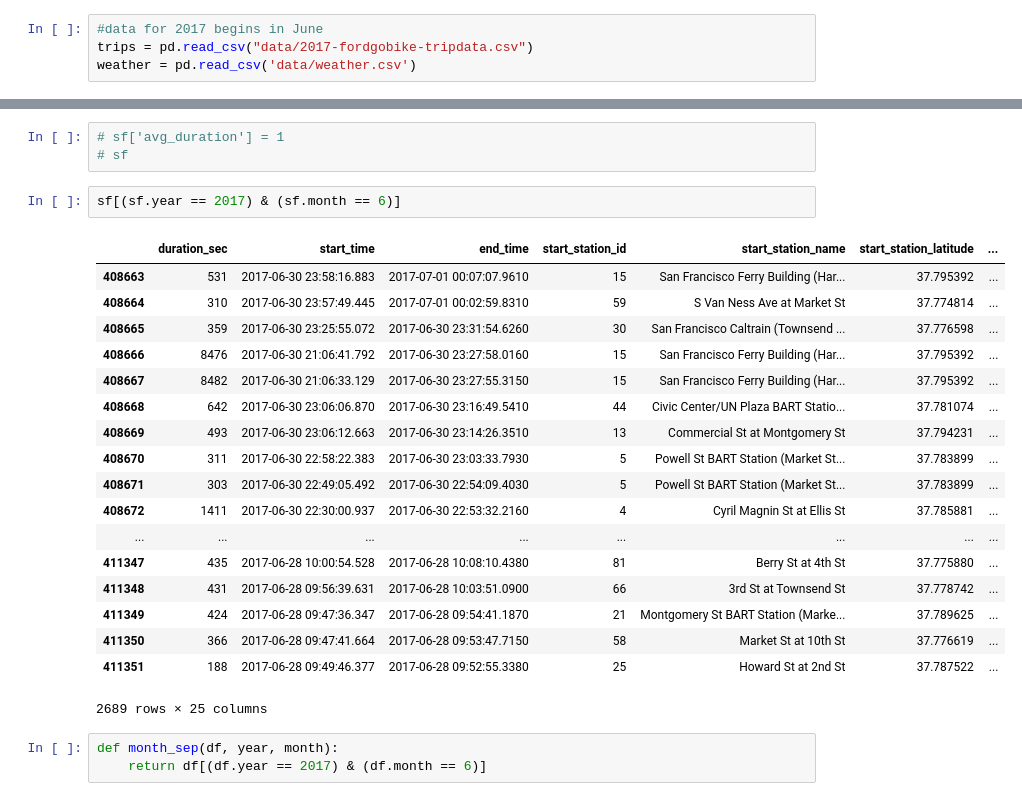
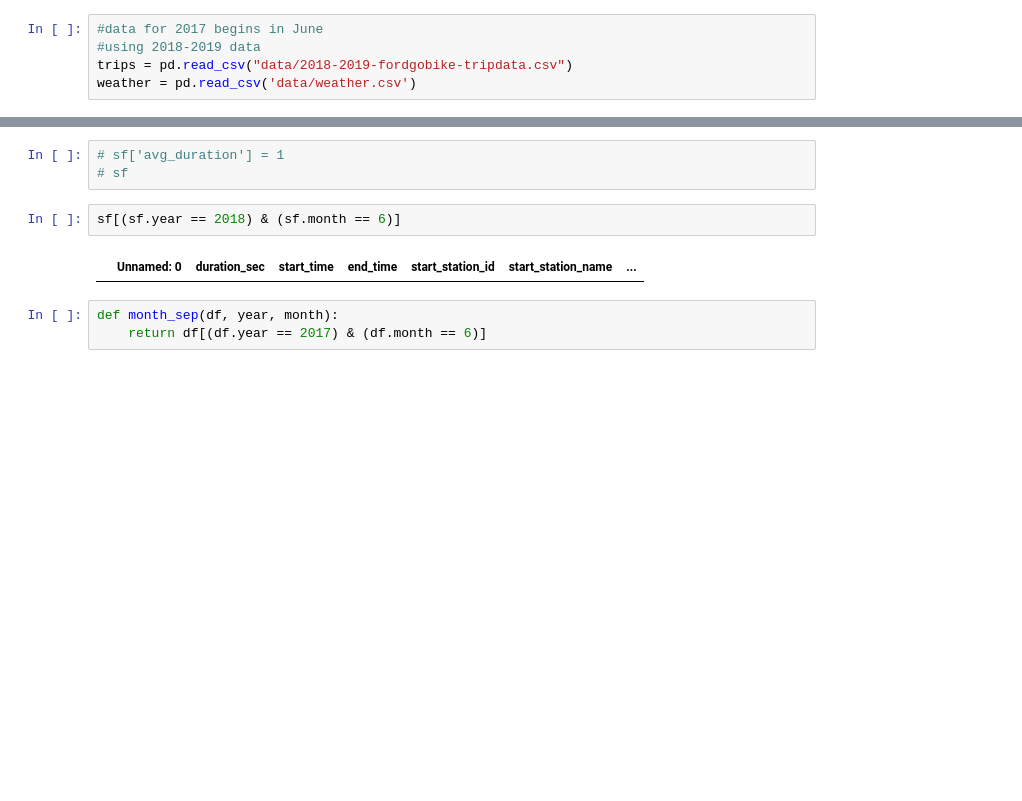
Before and after one commit to david-yang2/Capstone_Project, a Jupyter notebook: Features.ipynb, the cells around one changed output, grey strips where cells are left out. Cells and saved outputs as stored; diff of their text form; blank space fills up the shorter version.

```diff
--- a/Features.ipynb
+++ b/Features.ipynb
@@ -12,7 +12,8 @@ import scipy.stats as scs
 pd.options.display.max_columns = None
 # %%
 #data for 2017 begins in June
-trips = pd.read_csv("data/2017-fordgobike-tripdata.csv")
+#using 2018-2019 data
+trips = pd.read_csv("data/2018-2019-fordgobike-tripdata.csv")
 weather = pd.read_csv('data/weather.csv')
 # %%
 
@@ -169,26 +190,9 @@ plt.hist(sf.duration_sec[(sf.start_station_id == 13) & (sf.end_station_id == 19)
 # sf['avg_duration'] = 1
 # sf
 # %%
-sf[(sf.year == 2017) & (sf.month == 6)]
+sf[(sf.year == 2018) & (sf.month == 6)]
 # %% [output]
-|  | duration_sec | start_time | end_time | start_station_id | start_station_name | start_station_latitude | ... |
-| 408663 | 531 | 2017-06-30 23:58:16.883 | 2017-07-01 00:07:07.9610 | 15 | San Francisco Ferry Building (Har... | 37.795392 | ... |
-| 408664 | 310 | 2017-06-30 23:57:49.445 | 2017-07-01 00:02:59.8310 | 59 | S Van Ness Ave at Market St | 37.774814 | ... |
-| 408665 | 359 | 2017-06-30 23:25:55.072 | 2017-06-30 23:31:54.6260 | 30 | San Francisco Caltrain (Townsend ... | 37.776598 | ... |
-| 408666 | 8476 | 2017-06-30 21:06:41.792 | 2017-06-30 23:27:58.0160 | 15 | San Francisco Ferry Building (Har... | 37.795392 | ... |
-| 408667 | 8482 | 2017-06-30 21:06:33.129 | 2017-06-30 23:27:55.3150 | 15 | San Francisco Ferry Building (Har... | 37.795392 | ... |
-| 408668 | 642 | 2017-06-30 23:06:06.870 | 2017-06-30 23:16:49.5410 | 44 | Civic Center/UN Plaza BART Statio... | 37.781074 | ... |
-| 408669 | 493 | 2017-06-30 23:06:12.663 | 2017-06-30 23:14:26.3510 | 13 | Commercial St at Montgomery St | 37.794231 | ... |
-| 408670 | 311 | 2017-06-30 22:58:22.383 | 2017-06-30 23:03:33.7930 | 5 | Powell St BART Station (Market St... | 37.783899 | ... |
-| 408671 | 303 | 2017-06-30 22:49:05.492 | 2017-06-30 22:54:09.4030 | 5 | Powell St BART Station (Market St... | 37.783899 | ... |
-| 408672 | 1411 | 2017-06-30 22:30:00.937 | 2017-06-30 22:53:32.2160 | 4 | Cyril Magnin St at Ellis St | 37.785881 | ... |
-| ... | ... | ... | ... | ... | ... | ... | ... |
-| 411347 | 435 | 2017-06-28 10:00:54.528 | 2017-06-28 10:08:10.4380 | 81 | Berry St at 4th St | 37.775880 | ... |
-| 411348 | 431 | 2017-06-28 09:56:39.631 | 2017-06-28 10:03:51.0900 | 66 | 3rd St at Townsend St | 37.778742 | ... |
-| 411349 | 424 | 2017-06-28 09:47:36.347 | 2017-06-28 09:54:41.1870 | 21 | Montgomery St BART Station (Marke... | 37.789625 | ... |
-| 411350 | 366 | 2017-06-28 09:47:41.664 | 2017-06-28 09:53:47.7150 | 58 | Market St at 10th St | 37.776619 | ... |
-| 411351 | 188 | 2017-06-28 09:49:46.377 | 2017-06-28 09:52:55.3380 | 25 | Howard St at 2nd St | 37.787522 | ... |
+|  | Unnamed: 0 | duration_sec | start_time | end_time | start_station_id | start_station_name | ... |
-2689 rows × 25 columns
 # %%
 def month_sep(df, year, month):
     return df[(df.year == 2017) & (df.month == 6)]
```
Also changed, not shown: parts of 36 cells of this notebook, 3 other files.
